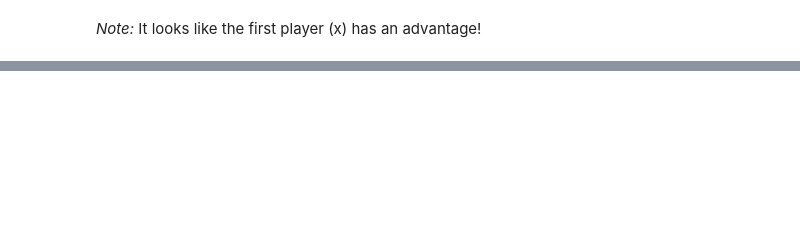
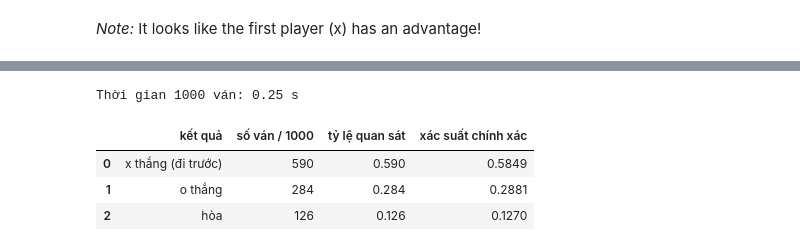
Before and after one commit to 10tothepowerof6/AdvancedAI-Repo, a Jupyter notebook: lab05_game_HuynhTanPhiHung_3124720026_DoXuanTrieu_3124720072_LeTanPhat_3124720050_LeNgocPhuc_3124720053/lab05 - game/tictactoe_definitions.ipynb, the cells around one changed output, grey strips where cells are left out. Drawn from its saved outputs; the diff is of its cells as text; code cells hidden in the pictures; blank space fills up the shorter version.

Commit message:
feat(lab05): Bài 1 – Định nghĩa trò chơi Tic-Tac-Toe

```diff
--- a/lab05_game_HuynhTanPhiHung_3124720026_DoXuanTrieu_3124720072_LeTanPhat_3124720050_LeNgocPhuc_3124720053/lab05 - game/tictactoe_definitions.ipynb
+++ b/lab05_game_HuynhTanPhiHung_3124720026_DoXuanTrieu_3124720072_LeTanPhat_3124720050_LeNgocPhuc_3124720053/lab05 - game/tictactoe_definitions.ipynb
@@ -217,0 +315,42 @@ _Note:_ It looks like the first player (x) has an advantage!
+# %%
+# [Bài 1] Random đấu Random 1000 ván (seed 42), so với xác suất chính xác khi cả hai chơi ngẫu nhiên đều.
+import time
+import numpy as np
+import pandas as pd
+
+@lru_cache(maxsize=None)
+def random_outcome(key):
+    """Xác suất (x thắng, o thắng, hòa) khi từ trạng thái `key` hai bên chọn ngẫu nhiên đều ô trống."""
+    state = list(key)
+    if terminal(state):
+        winner = check_board(state)
+        return (float(winner == 'x'), float(winner == 'o'), float(winner == 'd'))
+    player = 'x' if state.count('x') == state.count('o') else 'o'
+    moves = actions(state)
+    totals = [0.0, 0.0, 0.0]      # không dùng sum(): ô gốc phía trên đã gán đè biến tên `sum`
+    for a in moves:
+        for k, p in enumerate(random_outcome(''.join(result(state, player, a)))):
+            totals[k] += p / len(moves)
+    return tuple(totals)
+
+exact = random_outcome(' ' * 9)
+
+np.random.seed(42)
+start = time.perf_counter()
+res = play(random_player, random_player, N=1000)
+elapsed = time.perf_counter() - start
+
+random_1000 = pd.DataFrame({
+    'kết quả': ['x thắng (đi trước)', 'o thắng', 'hòa'],
+    'số ván / 1000': [res['x'], res['o'], res['d']],
+    'tỷ lệ quan sát': [res['x'] / 1000, res['o'] / 1000, res['d'] / 1000],
+    'xác suất chính xác': [round(p, 4) for p in exact],
+})
+print(f'Thời gian 1000 ván: {elapsed:.2f} s')
+random_1000
+# %% [output]
+Thời gian 1000 ván: 0.25 s
+|  | kết quả | số ván / 1000 | tỷ lệ quan sát | xác suất chính xác |
+| 0 | x thắng (đi trước) | 590 | 0.590 | 0.5849 |
+| 1 | o thắng | 284 | 0.284 | 0.2881 |
+| 2 | hòa | 126 | 0.126 | 0.1270 |
```
Also changed, not shown: parts of 10 cells of this notebook.
